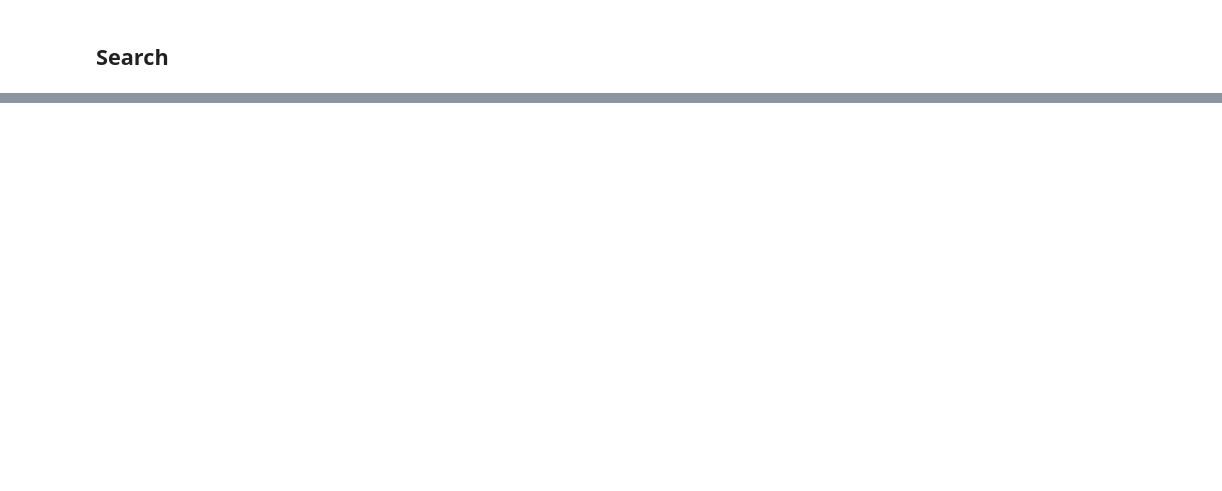
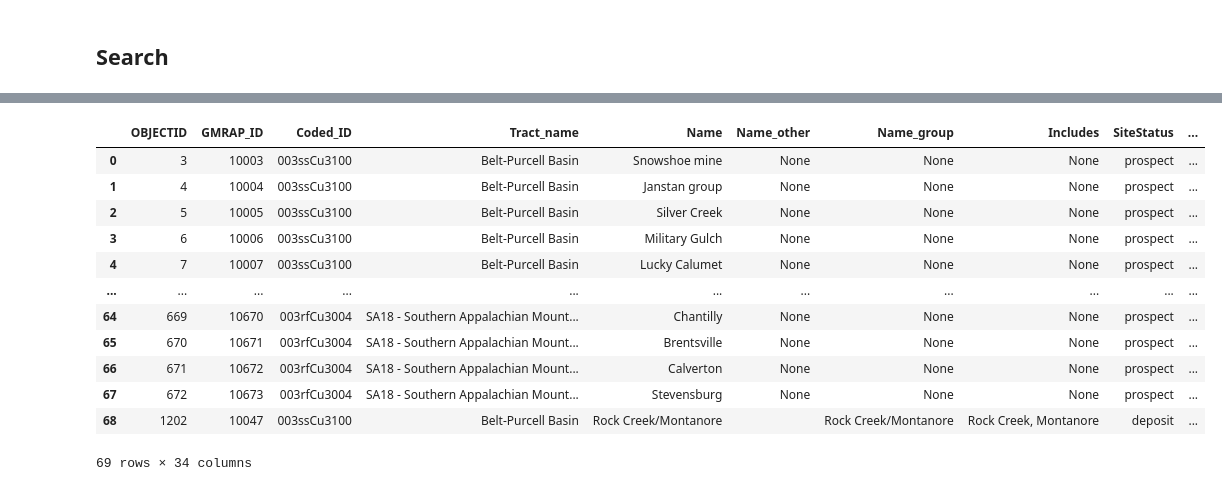
Before and after one commit to DARPA-CRITICALMAAS/sri-ta2-mappable-criteria, a Jupyter notebook: polygon_ranking/extract_data.ipynb, the cells around one changed output, grey strips where cells are left out. Drawn from its saved outputs; the diff is of its cells as text; code cells hidden in the pictures; blank space fills up the shorter version.

```diff
--- a/polygon_ranking/extract_data.ipynb
+++ b/polygon_ranking/extract_data.ipynb
@@ -580,0 +676,18 @@ data_.to_file(gpkg_fname, driver="GPKG")
+# %%
+label_1e = gpd.read_file('label_national_copper_intersection_1e.gpkg')
+# %%
+label_1e
+# %% [output]
+|  | OBJECTID | GMRAP_ID | Coded_ID | Tract_name | Name | Name_other | Name_group | Includes | SiteStatus | ... |
+| 0 | 3 | 10003 | 003ssCu3100 | Belt-Purcell Basin | Snowshoe mine | None | None | None | prospect | ... |
+| 1 | 4 | 10004 | 003ssCu3100 | Belt-Purcell Basin | Janstan group | None | None | None | prospect | ... |
+| 2 | 5 | 10005 | 003ssCu3100 | Belt-Purcell Basin | Silver Creek | None | None | None | prospect | ... |
+| 3 | 6 | 10006 | 003ssCu3100 | Belt-Purcell Basin | Military Gulch | None | None | None | prospect | ... |
+| 4 | 7 | 10007 | 003ssCu3100 | Belt-Purcell Basin | Lucky Calumet | None | None | None | prospect | ... |
+| ... | ... | ... | ... | ... | ... | ... | ... | ... | ... | ... |
+| 64 | 669 | 10670 | 003rfCu3004 | SA18 - Southern Appalachian Mount... | Chantilly | None | None | None | prospect | ... |
+| 65 | 670 | 10671 | 003rfCu3004 | SA18 - Southern Appalachian Mount... | Brentsville | None | None | None | prospect | ... |
+| 66 | 671 | 10672 | 003rfCu3004 | SA18 - Southern Appalachian Mount... | Calverton | None | None | None | prospect | ... |
+| 67 | 672 | 10673 | 003rfCu3004 | SA18 - Southern Appalachian Mount... | Stevensburg | None | None | None | prospect | ... |
+| 68 | 1202 | 10047 | 003ssCu3100 | Belt-Purcell Basin | Rock Creek/Montanore |  | Rock Creek/Montanore | Rock Creek, Montanore | deposit | ... |
+69 rows × 34 columns
```
Also changed, not shown: parts of 24 cells of this notebook.
